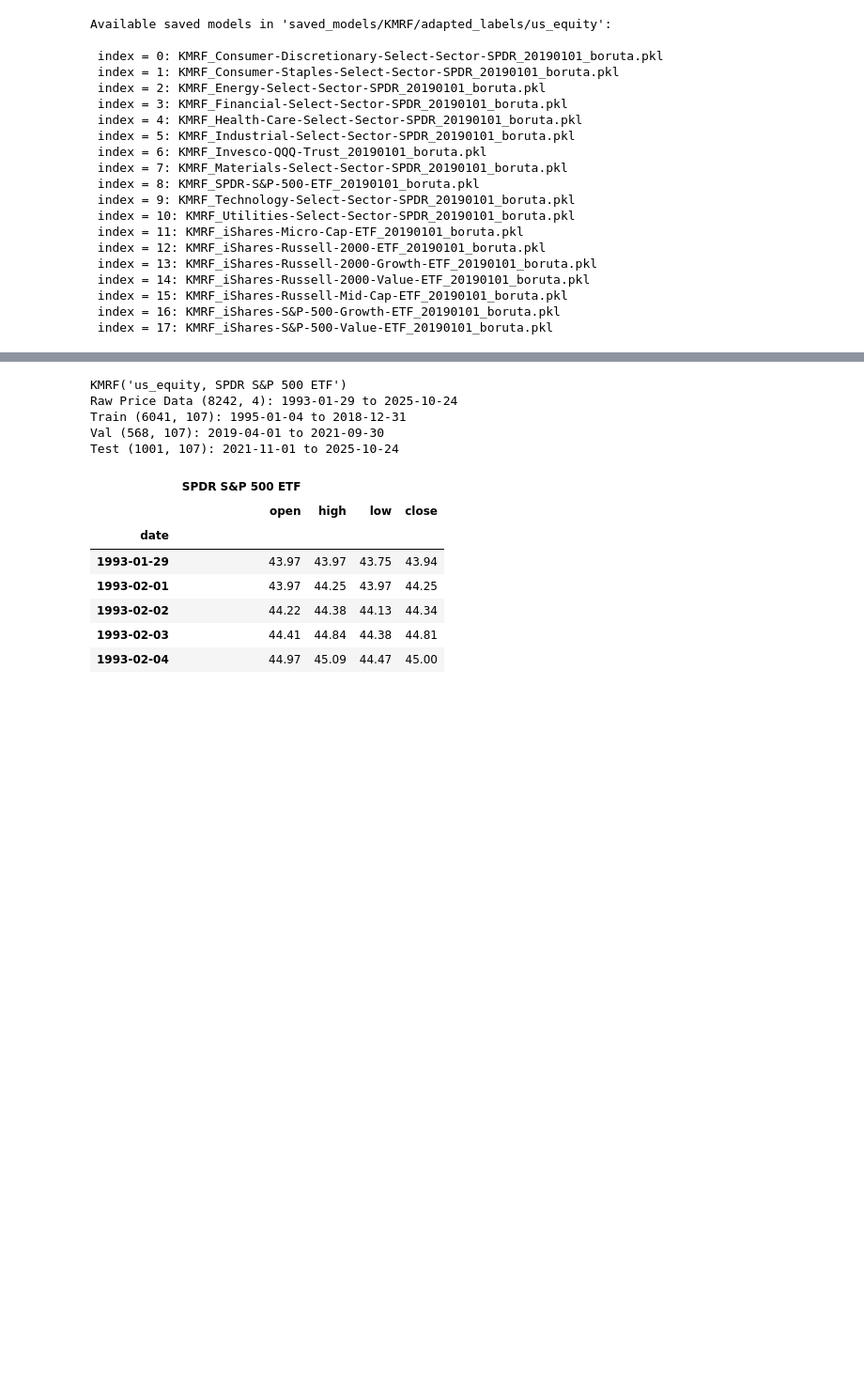
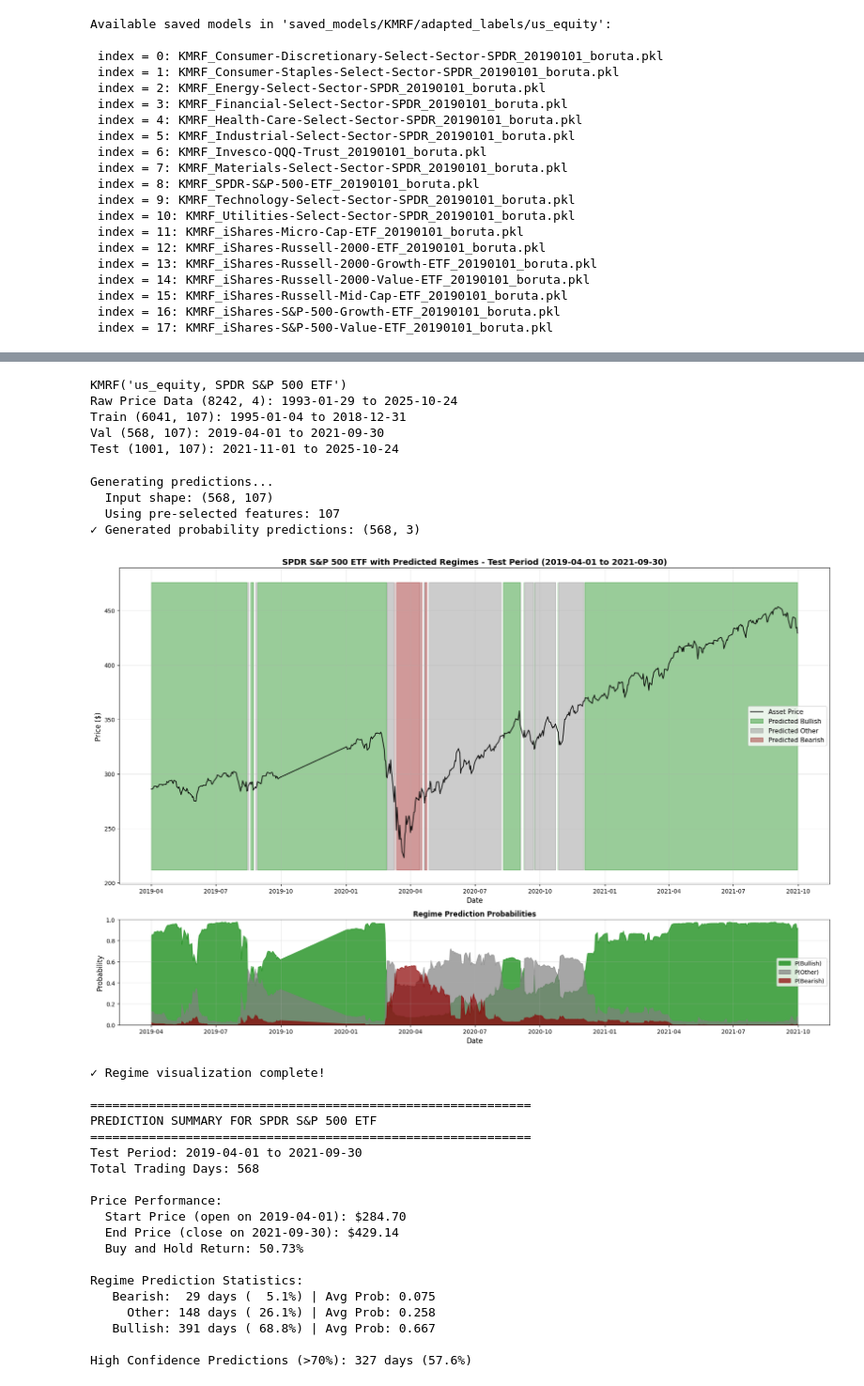
Before and after one commit to jessego20/FE800_project_code, a Jupyter notebook: analyze_kmrf.ipynb, the cells around one changed output, grey strips where cells are left out. Shown: that part at 94% size. Cells and saved outputs as stored; diff of their text form; code cells hidden in the pictures; blank space fills up the shorter version.

```diff
--- a/analyze_kmrf.ipynb
+++ b/analyze_kmrf.ipynb
@@ -62,7 +68,8 @@ Available saved models in 'saved_models/KMRF/adapted_labels/us_equity':
 # %%
 kmrf_model = kmrf.KMRF.load_model(saved_models_list[8])
 display(kmrf_model)
-kmrf_model.raw_data.head()
+kmrf_model.predict(test_or_val='val')
+kmrf_model.viz_predictions(test_or_val='val')
 # %% [output]
 KMRF model initialized
   Asset: SPDR S&P 500 ETF
@@ -77,14 +84,30 @@ KMRF model initialized
   Random seed: 1010
 KMRF('us_equity, SPDR S&P 500 ETF')
 Raw Price Data (8242, 4): 1993-01-29 to 2025-10-24
 Train (6041, 107): 1995-01-04 to 2018-12-31
 Val (568, 107): 2019-04-01 to 2021-09-30
 Test (1001, 107): 2021-11-01 to 2025-10-24
-|  | SPDR S&P 500 ETF |  |  |  |
-|  | open | high | low | close |
-| date |  |  |  |  |
-| 1993-01-29 | 43.97 | 43.97 | 43.75 | 43.94 |
-| 1993-02-01 | 43.97 | 44.25 | 43.97 | 44.25 |
-| 1993-02-02 | 44.22 | 44.38 | 44.13 | 44.34 |
-| 1993-02-03 | 44.41 | 44.84 | 44.38 | 44.81 |
-| 1993-02-04 | 44.97 | 45.09 | 44.47 | 45.00 |
+Generating predictions...
+  Input shape: (568, 107)
+  Using pre-selected features: 107
+✓ Generated probability predictions: (568, 3)
+[figure, added]
+✓ Regime visualization complete!
+
+============================================================
+PREDICTION SUMMARY FOR SPDR S&P 500 ETF
+============================================================
+Test Period: 2019-04-01 to 2021-09-30
+Total Trading Days: 568
+
+Price Performance:
+  Start Price (open on 2019-04-01): $284.70
+  End Price (close on 2021-09-30): $429.14
+  Buy and Hold Return: 50.73%
+
+Regime Prediction Statistics:
+   Bearish:  29 days (  5.1%) | Avg Prob: 0.075
+     Other: 148 days ( 26.1%) | Avg Prob: 0.258
+   Bullish: 391 days ( 68.8%) | Avg Prob: 0.667
+
+High Confidence Predictions (>70%): 327 days (57.6%)
```
Also changed, not shown: parts of 3 cells of this notebook, 58 other files.
